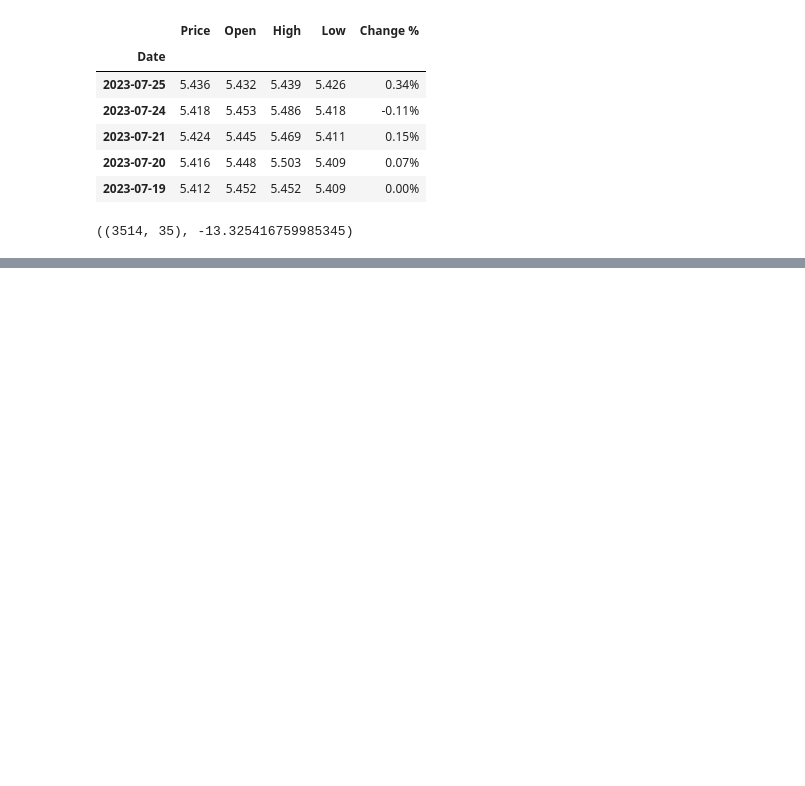
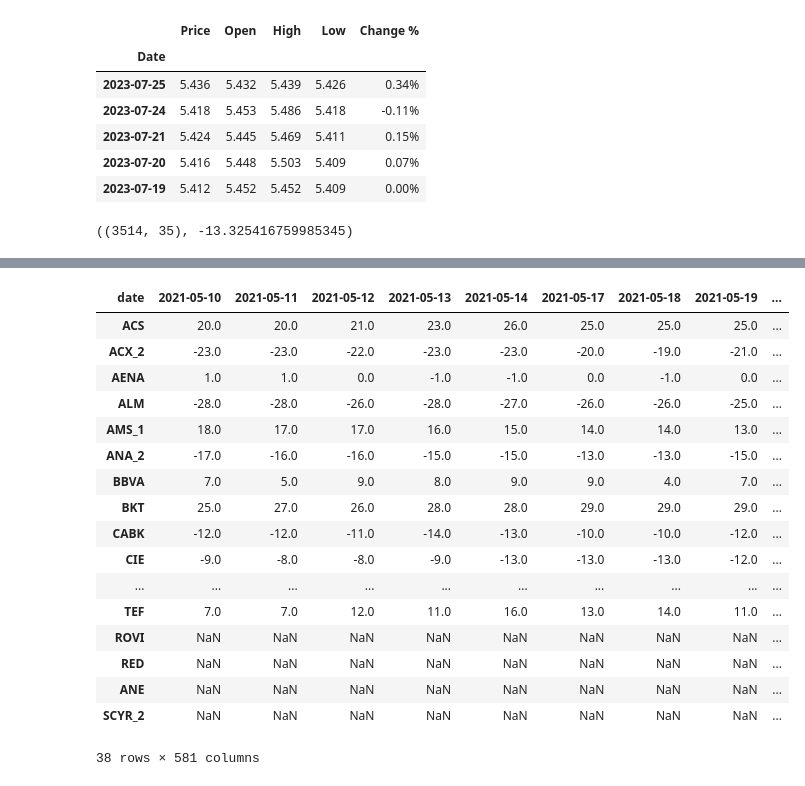
Before and after one commit to tintenderete/TFM, a Jupyter notebook: Prueba_red_neuronal_fija.ipynb, the cells around one changed output, grey strips where cells are left out. Drawn from its saved outputs; the diff is of its cells as text; code cells hidden in the pictures; blank space fills up the shorter version.

```diff
--- a/Prueba_red_neuronal_fija.ipynb
+++ b/Prueba_red_neuronal_fija.ipynb
@@ -271,0 +315,21 @@ y_pred = pd.DataFrame(y_pred, columns=y_val.columns)
+# %%
+error_list
+# %% [output]
+| date | 2021-05-10 | 2021-05-11 | 2021-05-12 | 2021-05-13 | 2021-05-14 | 2021-05-17 | 2021-05-18 | 2021-05-19 | ... |
+| ACS | 20.0 | 20.0 | 21.0 | 23.0 | 26.0 | 25.0 | 25.0 | 25.0 | ... |
+| ACX_2 | -23.0 | -23.0 | -22.0 | -23.0 | -23.0 | -20.0 | -19.0 | -21.0 | ... |
+| AENA | 1.0 | 1.0 | 0.0 | -1.0 | -1.0 | 0.0 | -1.0 | 0.0 | ... |
+| ALM | -28.0 | -28.0 | -26.0 | -28.0 | -27.0 | -26.0 | -26.0 | -25.0 | ... |
+| AMS_1 | 18.0 | 17.0 | 17.0 | 16.0 | 15.0 | 14.0 | 14.0 | 13.0 | ... |
+| ANA_2 | -17.0 | -16.0 | -16.0 | -15.0 | -15.0 | -13.0 | -13.0 | -15.0 | ... |
+| BBVA | 7.0 | 5.0 | 9.0 | 8.0 | 9.0 | 9.0 | 4.0 | 7.0 | ... |
+| BKT | 25.0 | 27.0 | 26.0 | 28.0 | 28.0 | 29.0 | 29.0 | 29.0 | ... |
+| CABK | -12.0 | -12.0 | -11.0 | -14.0 | -13.0 | -10.0 | -10.0 | -12.0 | ... |
+| CIE | -9.0 | -8.0 | -8.0 | -9.0 | -13.0 | -13.0 | -13.0 | -12.0 | ... |
+| ... | ... | ... | ... | ... | ... | ... | ... | ... | ... |
+| TEF | 7.0 | 7.0 | 12.0 | 11.0 | 16.0 | 13.0 | 14.0 | 11.0 | ... |
+| ROVI | NaN | NaN | NaN | NaN | NaN | NaN | NaN | NaN | ... |
+| RED | NaN | NaN | NaN | NaN | NaN | NaN | NaN | NaN | ... |
+| ANE | NaN | NaN | NaN | NaN | NaN | NaN | NaN | NaN | ... |
+| SCYR_2 | NaN | NaN | NaN | NaN | NaN | NaN | NaN | NaN | ... |
+38 rows × 581 columns
```
Also changed, not shown: parts of 25 cells of this notebook, 1 other file.
